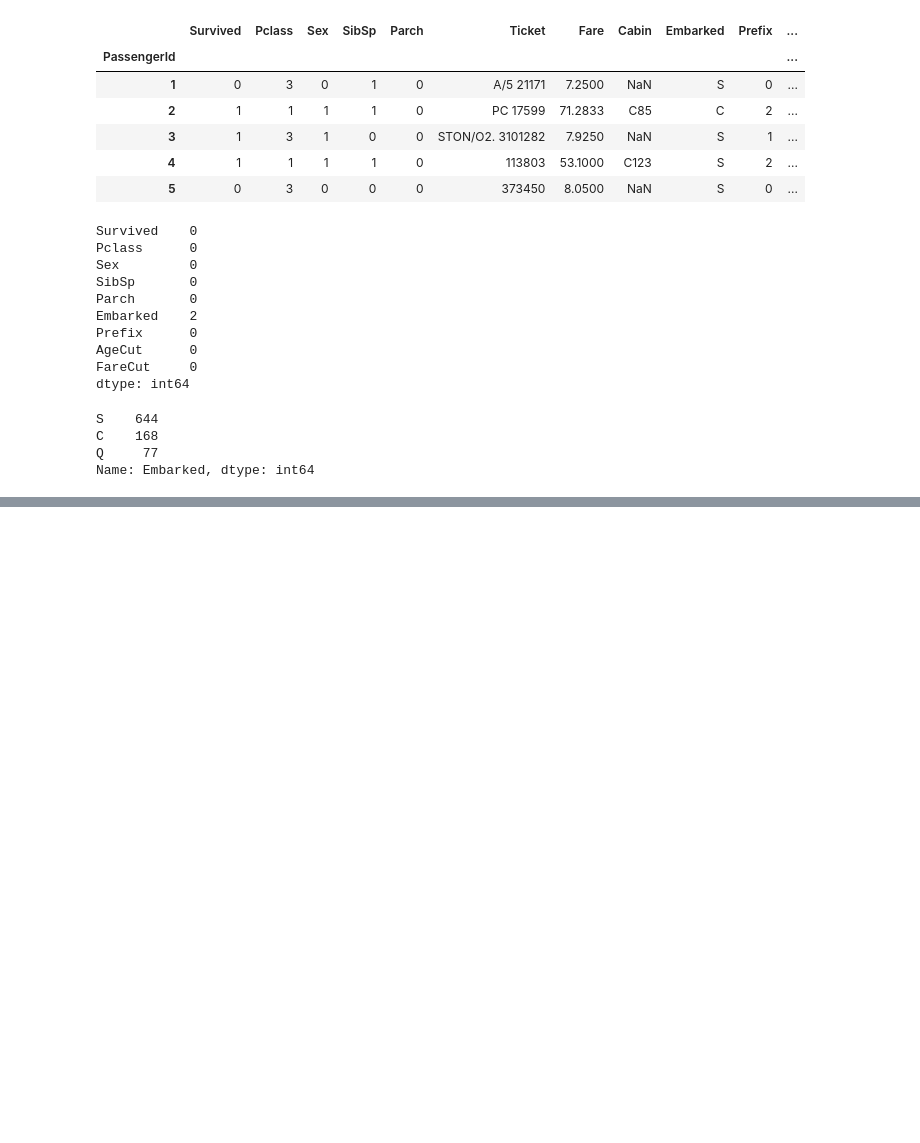
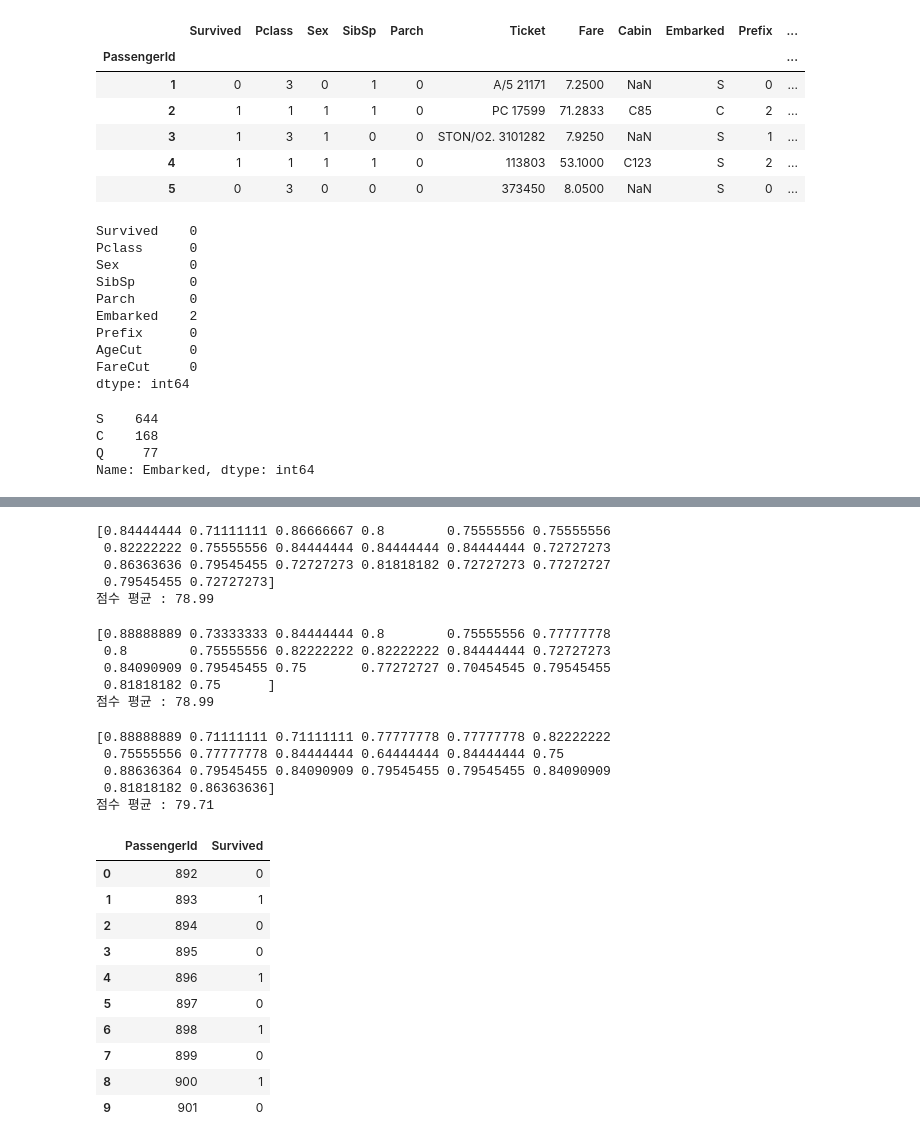
Before and after one commit to Felix-Silas/BITAmin, a Jupyter notebook: titanic.ipynb, the cells around one changed output, grey strips where cells are left out. Cells and saved outputs as stored; diff of their text form; code cells hidden in the pictures; blank space fills up the shorter version.

```diff
--- a/titanic.ipynb
+++ b/titanic.ipynb
@@ -358,0 +390,63 @@ result.to_csv('result.csv', index=False)
+# %%
+from sklearn.tree import DecisionTreeClassifier
+
+dtc = DecisionTreeClassifier()
+scoring = 'accuracy'
+score = cross_val_score(dtc, train, label, cv=k_fold, n_jobs=1, scoring=scoring)
+print(score)
+print("점수 평균 : " + str(round(np.mean(score)*100, 2)))
+# %% [output]
+[0.84444444 0.71111111 0.86666667 0.8        0.75555556 0.75555556
+ 0.82222222 0.75555556 0.84444444 0.84444444 0.84444444 0.72727273
+ 0.86363636 0.79545455 0.72727273 0.81818182 0.72727273 0.77272727
+ 0.79545455 0.72727273]
+점수 평균 : 78.99
+# %%
+from sklearn.ensemble import RandomForestClassifier
+
+
+rfc = RandomForestClassifier(n_estimators=20)
+scoring = 'accuracy'
+score = cross_val_score(rfc, train, label, cv=k_fold, n_jobs=1, scoring=scoring)
+print(score)
+print("점수 평균 : " + str(round(np.mean(score)*100, 2)))
+# %% [output]
+[0.88888889 0.73333333 0.84444444 0.8        0.75555556 0.77777778
+ 0.8        0.75555556 0.82222222 0.82222222 0.84444444 0.72727273
+ 0.84090909 0.79545455 0.75       0.77272727 0.70454545 0.79545455
+ 0.81818182 0.75      ]
+점수 평균 : 78.99
+# %%
+from sklearn.naive_bayes import GaussianNB
+
+gnb = GaussianNB()
+scoring = 'accuracy'
+score = cross_val_score(gnb, train, label, cv=k_fold, n_jobs=1, scoring=scoring)
+print(score)
+print("점수 평균 : " + str(round(np.mean(score)*100, 2)))
+# %% [output]
+[0.88888889 0.71111111 0.71111111 0.77777778 0.77777778 0.82222222
+ 0.75555556 0.77777778 0.84444444 0.64444444 0.84444444 0.75
+ 0.88636364 0.79545455 0.84090909 0.79545455 0.79545455 0.84090909
+ 0.81818182 0.86363636]
+점수 평균 : 79.71
+# %%
+svc = SVC(gamma='auto')
+clf.fit(train, label)
+prediction = clf.predict(test)
+
+pred = pd.DataFrame({"PassengerId" : test.index,
+                    "Survived" : prediction})
+pred.head(10)
+# %% [output]
+|  | PassengerId | Survived |
+| 0 | 892 | 0 |
+| 1 | 893 | 1 |
+| 2 | 894 | 0 |
+| 3 | 895 | 0 |
+| 4 | 896 | 1 |
+| 5 | 897 | 0 |
+| 6 | 898 | 1 |
+| 7 | 899 | 0 |
+| 8 | 900 | 1 |
+| 9 | 901 | 0 |
```
Also changed, not shown: parts of 8 cells of this notebook.
